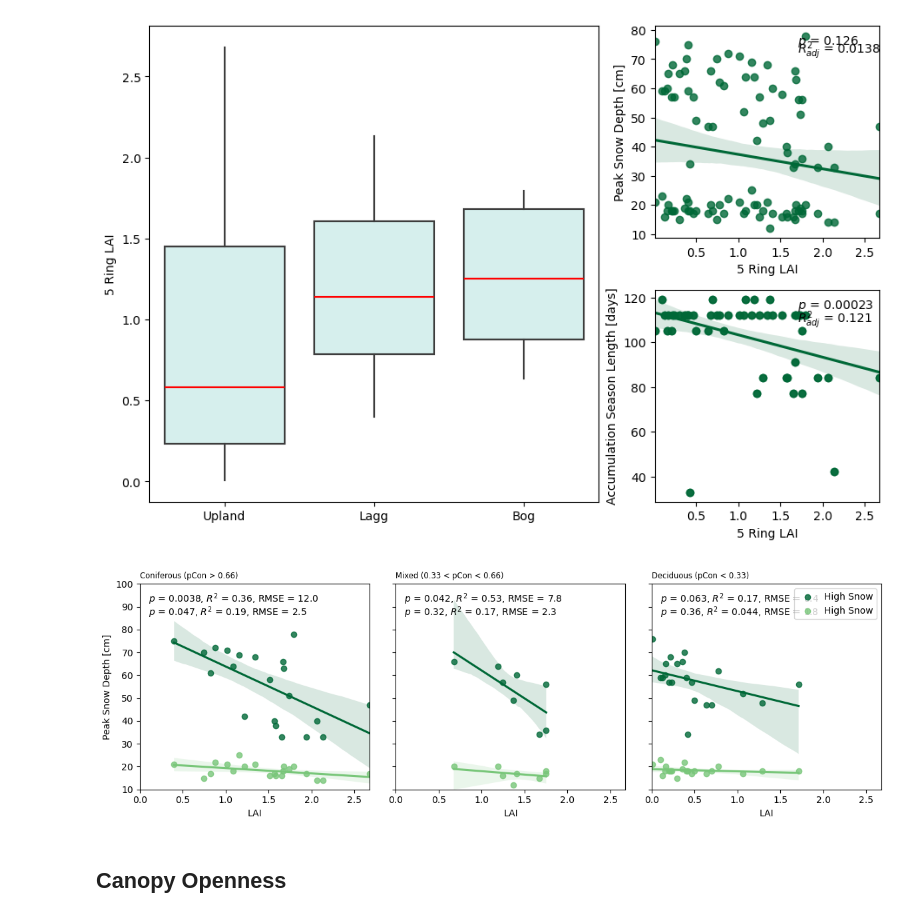
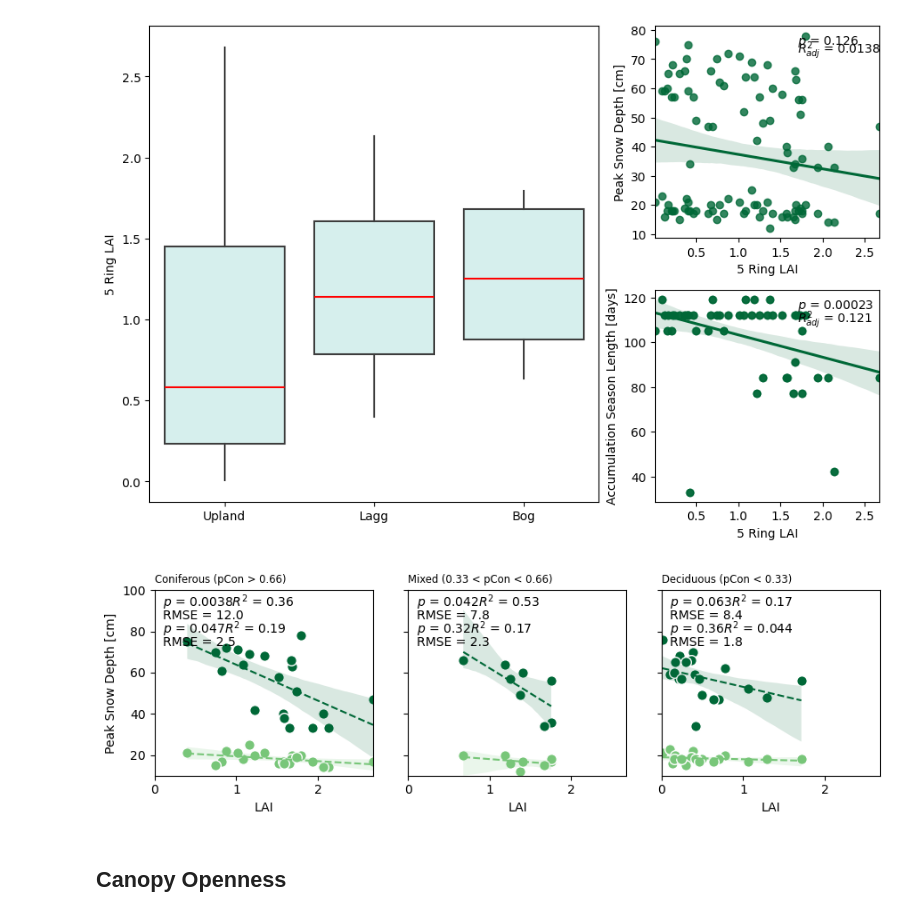
Before and after one commit to mwdjones/forest-canopy-model, a Jupyter notebook: 02_canopycontrols.ipynb, the cells around one changed output. Cells and saved outputs as stored; diff of their text form; code cells hidden in the pictures.

Commit message:
figures for paper 2

```diff
--- a/02_canopycontrols.ipynb
+++ b/02_canopycontrols.ipynb
@@ -322,42 +322,44 @@ def plotLAICovertype(data, ax, color, xlab, ylab):
     sns.regplot(data = data, x = 'lai5ring', y = 'maxDepth',
                 ax = ax,
                 color = color,
-                label = 'High Snow')
+                label = 'High Snow',
+                scatter_kws = {'s' : 70, 'edgecolor' : "white", 'alpha' : 1},
+                line_kws = {'linestyle' : '--', 'linewidth' : 1.5})
     mod = smf.ols('maxDepth ~ lai5ring', data = data).fit()
-    ax.text(xlab, ylab, r'$ p $ = ' + str(round_sig(mod.pvalues.lai5ring, 2)) + r', $ R^2 $ = ' + str(round_sig(mod.rsquared, 2)) + ', RMSE = ' + str(round_sig(sqrt(np.sum((mod.resid)**2)/(len(mod.resid))), 2)))
+    ax.text(xlab, ylab, r'$ p $ = ' + str(round_sig(mod.pvalues.lai5ring, 2)) + r'$ R^2 $ = ' + str(round_sig(mod.rsquared, 2)))
+    ax.text(xlab, ylab - 6, 'RMSE = ' + str(round_sig(sqrt(np.sum((mod.resid)**2)/(len(mod.resid))), 2)))
 
 #Plot
-fig, [ax1, ax2, ax3] = plt.subplots(1, 3, figsize = (12, 4),
+fig, [ax1, ax2, ax3] = plt.subplots(1, 3, figsize = (9, 3),
                                     sharex = True,
                                     sharey = True,
                                     layout = 'tight')
 
 
 plotLAICovertype(peakData[(peakData.Bin == 'Dense Coniferous') & (peakData.SYear == 2023)], ax1, pal[4], 0.1, 92)
-plotLAICovertype(peakData[(peakData.Bin == 'Dense Coniferous') & (peakData.SYear == 2024)], ax1, pal[2], 0.1, 86)
+plotLAICovertype(peakData[(peakData.Bin == 'Dense Coniferous') & (peakData.SYear == 2024)], ax1, pal[2], 0.1, 79)
 ax1.set_title('Coniferous (pCon > 0.66)', fontsize='small', loc='left')
 ax1.set_ylabel('Peak Snow Depth [cm]')
 ax1.set_xlabel('LAI')
 
 plotLAICovertype(peakData[(peakData.Bin == 'Mixed') & (peakData.SYear == 2023)], ax2, pal[4], 0.1, 92)
-plotLAICovertype(peakData[(peakData.Bin == 'Mixed') & (peakData.SYear == 2024)], ax2, pal[2], 0.1, 86)
+plotLAICovertype(peakData[(peakData.Bin == 'Mixed') & (peakData.SYear == 2024)], ax2, pal[2], 0.1, 79)
 ax2.set_title('Mixed (0.33 < pCon < 0.66)', fontsize='small', loc='left')
 ax2.set_ylabel(' ')
 ax2.set_xlabel('LAI')
 
 plotLAICovertype(peakData[(peakData.Bin == 'Dense Deciduous') & (peakData.SYear == 2023)], ax3, pal[4], 0.1, 92)
-plotLAICovertype(peakData[(peakData.Bin == 'Dense Deciduous') & (peakData.SYear == 2024)], ax3, pal[2], 0.1, 86)
+plotLAICovertype(peakData[(peakData.Bin == 'Dense Deciduous') & (peakData.SYear == 2024)], ax3, pal[2], 0.1, 79)
 ax3.set_title('Deciduous (pCon < 0.33)', fontsize='small', loc='left')
 ax3.set_ylabel(' ')
 ax3.set_xlabel('LAI')
 
 ax1.set_xlim(0, max(peakData.lai5ring))
 ax1.set_ylim(10, 100)
-ax3.legend(bbox_to_anchor = (1, 1))
 
-plt.savefig(paper_savepath + 'covertype_lairegression.pdf')
+plt.savefig(paper_savepath + 'covertype_lairegression.pdf', bbox_inches = 'tight')
 # %% [output]
-[figure, old version]
+[figure, new version]
 # %% [markdown]
 ## Canopy Openness
 # %%
```
